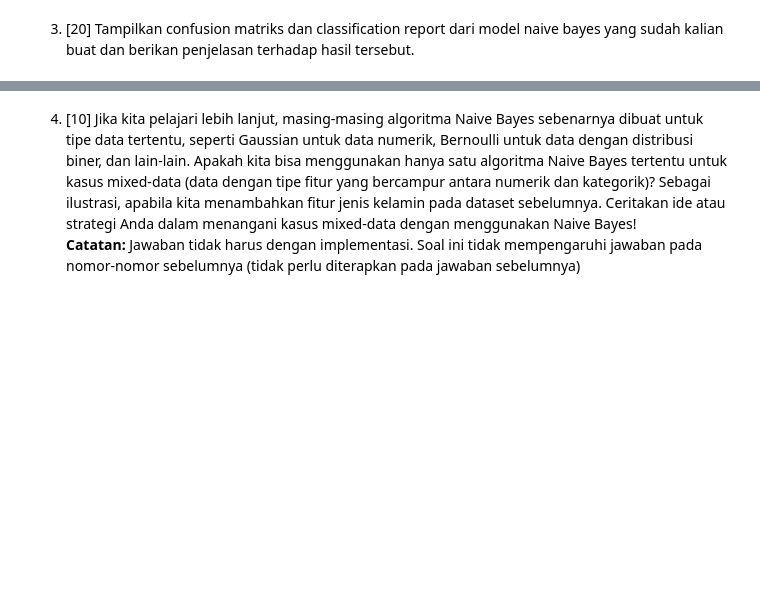
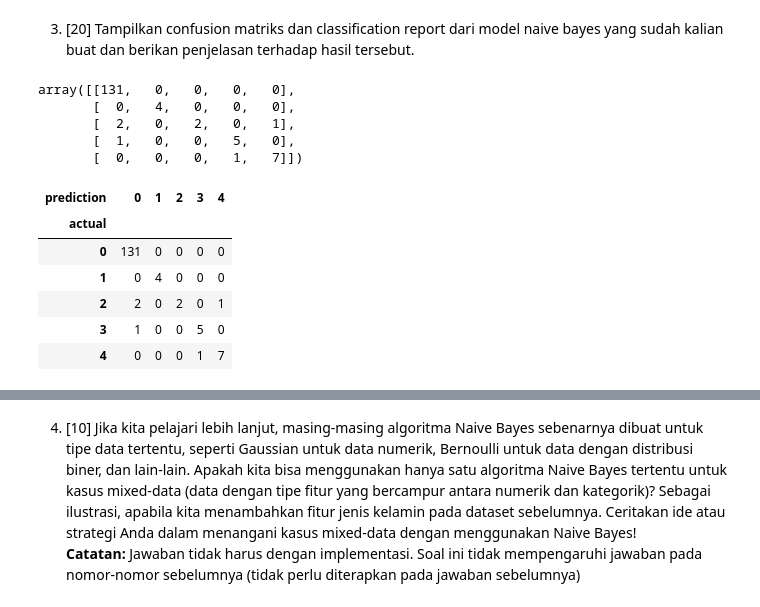
Before and after one commit to faisaladisoe/kasdd-lab, a Jupyter notebook: Lab 5/Lab 5 - Naive Bayes.ipynb, the cells around one changed output, grey strips where cells are left out. Drawn from its saved outputs; the diff is of its cells as text; code cells hidden in the pictures; blank space fills up the shorter version.

```diff
--- a/Lab 5/Lab 5 - Naive Bayes.ipynb
+++ b/Lab 5/Lab 5 - Naive Bayes.ipynb
@@ -388,0 +437,22 @@ Berikut adalah Hal-hal yang harus kalian kerjakan pada lab kali ini.
+# %%
+# Tuliskan Jawaban Anda disini
+
+# Deciding dependent and independent variable
+
+x = hepatitis.drop(['Category'], axis = 1) # independent variables
+
+y = hepatitis['Category'] # dependent variable
+# %%
+# Splitting into training and testing
+from sklearn.model_selection import train_test_split
+x_train, x_test, y_train, y_test = train_test_split(x, y, test_size = 0.25, random_state = 50)
+# %%
+# Training session
+from sklearn.naive_bayes import GaussianNB
+
+model_NB = GaussianNB()
+NB_train = model_NB.fit(x_train, y_train)
+# %%
+# Predicting session
+y_pred = NB_train.predict(x_test)
+y_pred
@@ -390,3 +479,25 @@ Berikut adalah Hal-hal yang harus kalian kerjakan pada lab kali ini.
 3. [20] Tampilkan confusion matriks dan classification report dari model naive bayes yang sudah kalian buat dan berikan penjelasan terhadap hasil tersebut.
 # %%
 # Tuliskan Jawab Anda disini
+from sklearn.metrics import confusion_matrix
+confusion_matrix(y_test, y_pred)
+# %% [output]
+array([[131,   0,   0,   0,   0],
+       [  0,   4,   0,   0,   0],
+       [  2,   0,   2,   0,   1],
+       [  1,   0,   0,   5,   0],
+       [  0,   0,   0,   1,   7]])
+# %%
+# Touch up
+y_actual = pd.Series(np.array(y_test), name = 'actual')
+y_pred = pd.Series(np.array(y_pred), name = 'prediction')
+df_confusion = pd.crosstab(y_actual, y_pred)
+df_confusion
+# %% [output]
+| prediction | 0 | 1 | 2 | 3 | 4 |
+| actual |  |  |  |  |  |
+| 0 | 131 | 0 | 0 | 0 | 0 |
+| 1 | 0 | 4 | 0 | 0 | 0 |
+| 2 | 2 | 0 | 2 | 0 | 1 |
+| 3 | 1 | 0 | 0 | 5 | 0 |
+| 4 | 0 | 0 | 0 | 1 | 7 |
```
Also changed, not shown: parts of 12 cells of this notebook.
